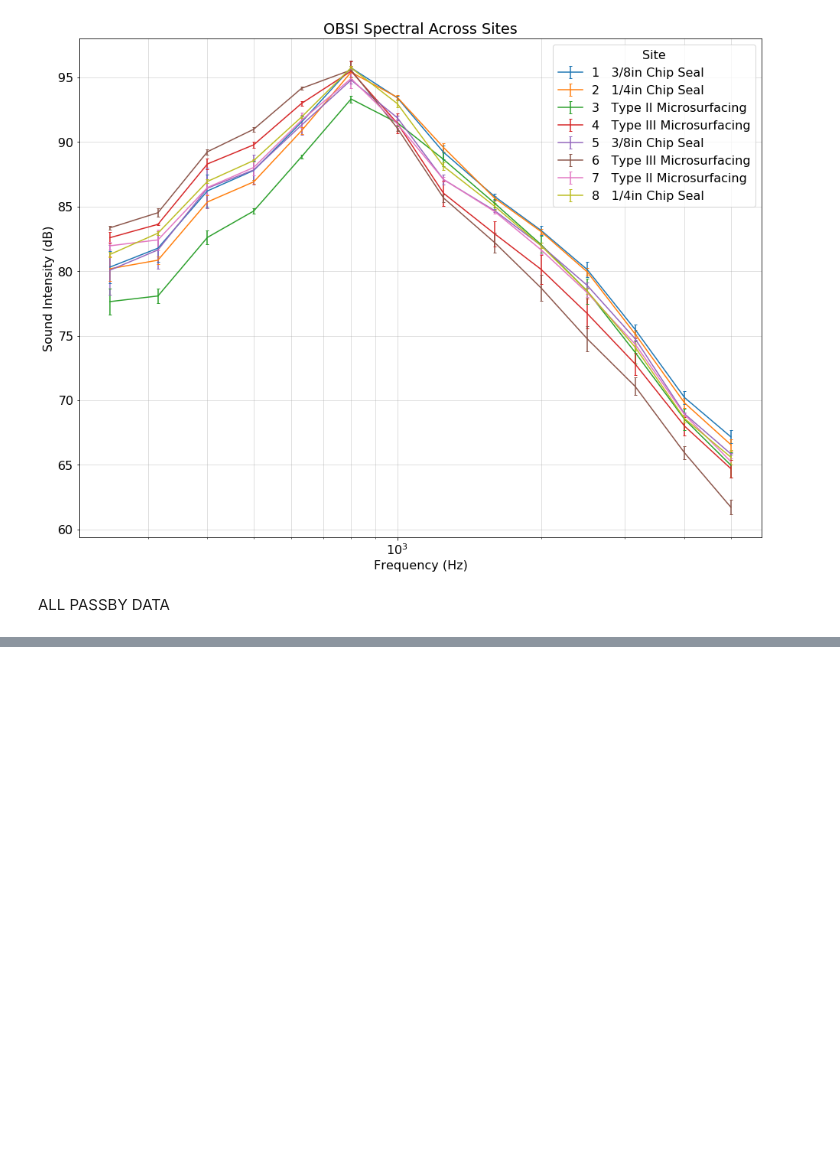
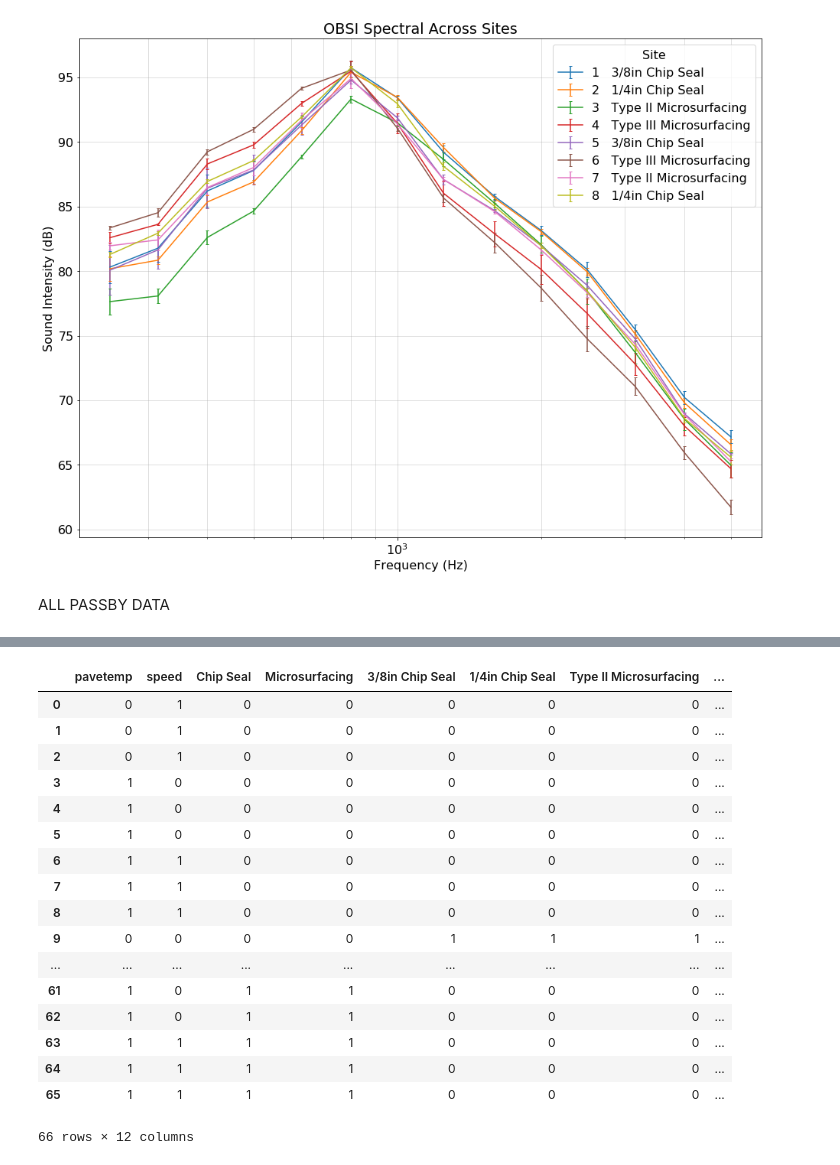
Before and after one commit to VolpeUSDOT/NPS_Quiet_Pavement, a Jupyter notebook: dataprep/Initial EDA Exploratory.ipynb, the cells around one changed output, grey strips where cells are left out. Drawn from its saved outputs; the diff is of its cells as text; code cells hidden in the pictures; blank space fills up the shorter version.

```diff
--- a/dataprep/Initial EDA Exploratory.ipynb
+++ b/dataprep/Initial EDA Exploratory.ipynb
@@ -1010,0 +802,70 @@ Warnings:
+# %%
+#Separate years, all vehicle types
+model_aics = {
+    #Dictionary of parameters used in each model, the response variable, and the resulting AIC
+    "pavetemp":[],
+    "speed":[],
+    "Chip Seal":[],
+    "Microsurfacing":[],
+    "3/8in Chip Seal":[],
+    "1/4in Chip Seal":[],
+    "Type II Microsurfacing":[],
+    "Type III Microsurfacing":[],
+    "LASmax":[],
+    "LAFmax":[],
+    "Year":[],
+    "AIC":[]
+}
+
+model_params = []
+#Make all combinations of model_params
+for r in responses:
+    for c in param_codes:
+        combo = [r]
+        if not (c[0] == 1 and c[1] == 1) and not sum(c) == 0: #making sure we're not using both macro and regular pavement type
+            for include_p, p in zip(c,parameters):
+                if include_p:
+                    if p == "macro pavement type":
+                        combo.extend(["Chip Seal","Microsurfacing"])
+                    elif p == "pavement type":
+                        combo.extend(["3/8in Chip Seal","1/4in Chip Seal",
+                           "Type II Microsurfacing","Type III Microsurfacing"])
+                    else:
+                        combo.append(p)
+            model_params.append(combo)
+
+for mp in model_params:
+    for y in [0,1,2]:
+        predictor = model_vars.loc[y][mp[1:]]
+        response = model_vars.loc[y][mp[0]]
+        model = sm.OLS(response,predictor).fit()
+        for key in model_aics.keys():
+            if key in mp:
+                model_aics[key].append(1)
+            elif key == "Year":
+                model_aics[key].append(y)
+            elif key == "AIC":
+                model_aics[key].append(model.aic)
+            else:
+                model_aics[key].append(0)
+#how to get the coefficients: model.params[("speed","speed")]
+pd.DataFrame(model_aics)
+# %% [output]
+|  | pavetemp | speed | Chip Seal | Microsurfacing | 3/8in Chip Seal | 1/4in Chip Seal | Type II Microsurfacing | ... |
+| 0 | 0 | 1 | 0 | 0 | 0 | 0 | 0 | ... |
+| 1 | 0 | 1 | 0 | 0 | 0 | 0 | 0 | ... |
+| 2 | 0 | 1 | 0 | 0 | 0 | 0 | 0 | ... |
+| 3 | 1 | 0 | 0 | 0 | 0 | 0 | 0 | ... |
+| 4 | 1 | 0 | 0 | 0 | 0 | 0 | 0 | ... |
+| 5 | 1 | 0 | 0 | 0 | 0 | 0 | 0 | ... |
+| 6 | 1 | 1 | 0 | 0 | 0 | 0 | 0 | ... |
+| 7 | 1 | 1 | 0 | 0 | 0 | 0 | 0 | ... |
+| 8 | 1 | 1 | 0 | 0 | 0 | 0 | 0 | ... |
+| 9 | 0 | 0 | 0 | 0 | 1 | 1 | 1 | ... |
+| ... | ... | ... | ... | ... | ... | ... | ... | ... |
+| 61 | 1 | 0 | 1 | 1 | 0 | 0 | 0 | ... |
+| 62 | 1 | 0 | 1 | 1 | 0 | 0 | 0 | ... |
+| 63 | 1 | 1 | 1 | 1 | 0 | 0 | 0 | ... |
+| 64 | 1 | 1 | 1 | 1 | 0 | 0 | 0 | ... |
+| 65 | 1 | 1 | 1 | 1 | 0 | 0 | 0 | ... |
+66 rows × 12 columns
```
Also changed, not shown: parts of 14 cells of this notebook.
